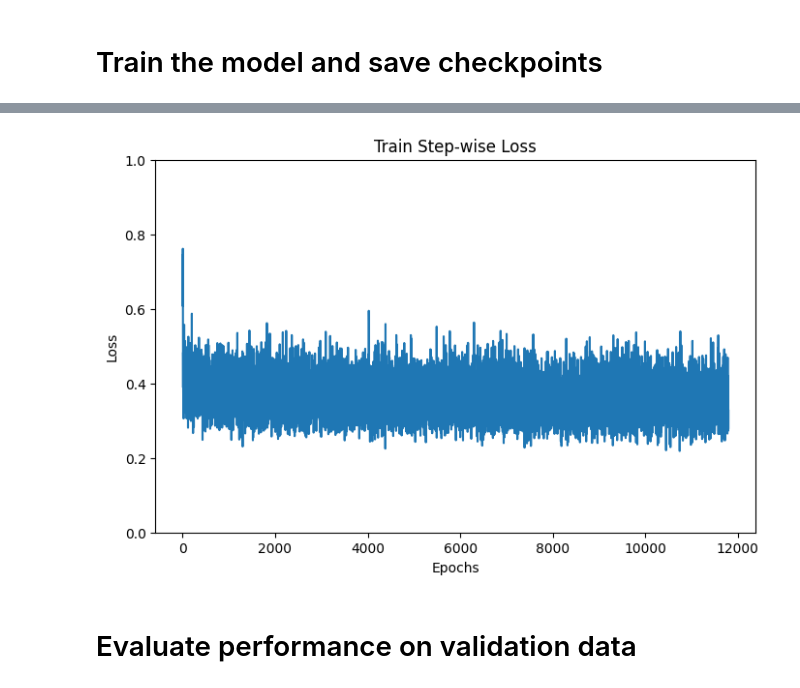
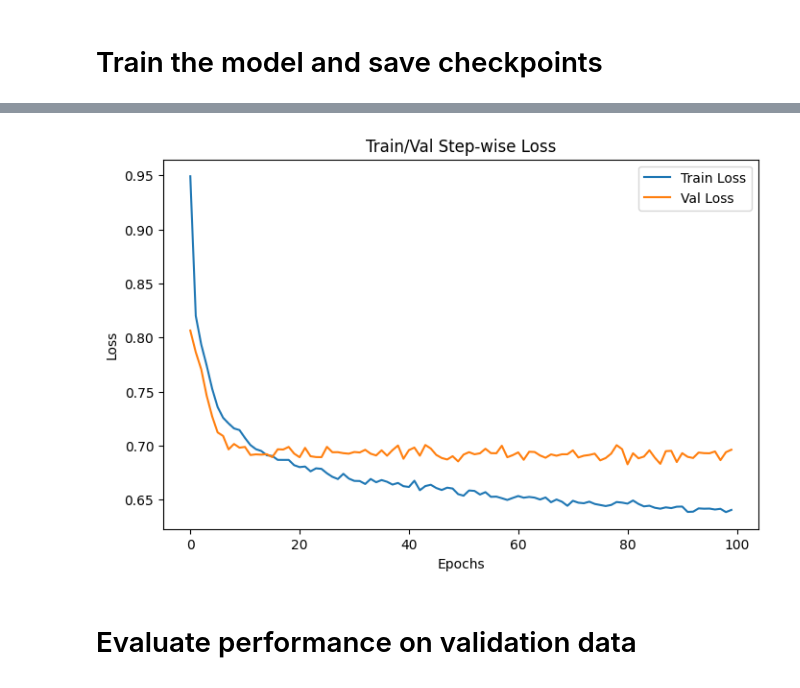
Before and after one commit to NathanAnto/RallyRobotPilot_2025, a Jupyter notebook: scripts/car_model.ipynb, the cells around one changed output, grey strips where cells are left out. Saved outputs shown, nothing was run; the diff lists cells and outputs as text; code cells hidden in the pictures.

```diff
--- a/scripts/car_model.ipynb
+++ b/scripts/car_model.ipynb
@@ -180,21 +150,42 @@ test_dataloader = DataLoader(dataset=test_data, batch_size=batch_size, shuffle=T
 # %%
 num_epochs = 100
 train_loss_values = []
+val_loss_values = []
+best_val_loss = float('inf')
+model_save_path = "car_model.pth"
 
 for epoch in range(num_epochs):
+    # --- Training Phase ---
     model.train()
-    total_loss = 0
+    total_train_loss = 0
     for features, labels in train_dataloader:
-        # zero the parameter gradients
         optimizer.zero_grad()
-
-        # forward + backward + optimize
         pred = model(features)
         loss = criterion(pred, labels)
-        total_loss += loss.item()
-        train_loss_values.append(loss.item())
+        total_train_loss += loss.item()
         loss.backward()
         optimizer.step()
 
-    print(f"Epoch {epoch + 1}, Loss: {total_loss / len(train_dataloader)}")
+    avg_train_loss = total_train_loss / len(train_dataloader)
+    train_loss_values.append(avg_train_loss)
+
+    # --- Validation Phase ---
+    model.eval()
+    total_val_loss = 0
+    with torch.no_grad():
+        for features, labels in val_dataloader:
+            pred = model(features)
+            loss = criterion(pred, labels)
+            total_val_loss += loss.item()
+
+    avg_val_loss = total_val_loss / len(val_dataloader)
+    val_loss_values.append(avg_val_loss)
+
+    print(f"Epoch {epoch + 1}/{num_epochs}, Train Loss: {avg_train_loss:.4f}, Val Loss: {avg_val_loss:.4f}")
+
+    # Save the best model
+    if avg_val_loss < best_val_loss:
+        best_val_loss = avg_val_loss
+        torch.save(model.state_dict(), model_save_path)
+        print(f"  -> New best model saved to {model_save_path} (Val Loss: {avg_val_loss:.4f})")
 # %% [output]
@@ -218,17 +193,19 @@ Epoch 100, Loss: 0.3492560425804833
 # %%
 import matplotlib.pyplot as plt
 
 step = range(len(train_loss_values))
 
 fig, ax = plt.subplots(figsize=(8,5))
-plt.plot(step, np.array(train_loss_values))
-plt.title("Train Step-wise Loss")
+plt.plot(step, np.array(train_loss_values), label="Train Loss")
+plt.plot(step, np.array(val_loss_values), label="Val Loss")
+plt.title("Train/Val Step-wise Loss")
 plt.xlabel("Epochs")
 plt.ylabel("Loss")
-plt.ylim((0, 1))
+# plt.ylim((0, 1))
+plt.legend()
 plt.show()
 # %% [output]
-[figure, old version]
+[figure, new version]
 # %% [markdown]
 # Evaluate performance on validation data
 # %%
```
Also changed, not shown: parts of 14 cells of this notebook, 8 other files.
